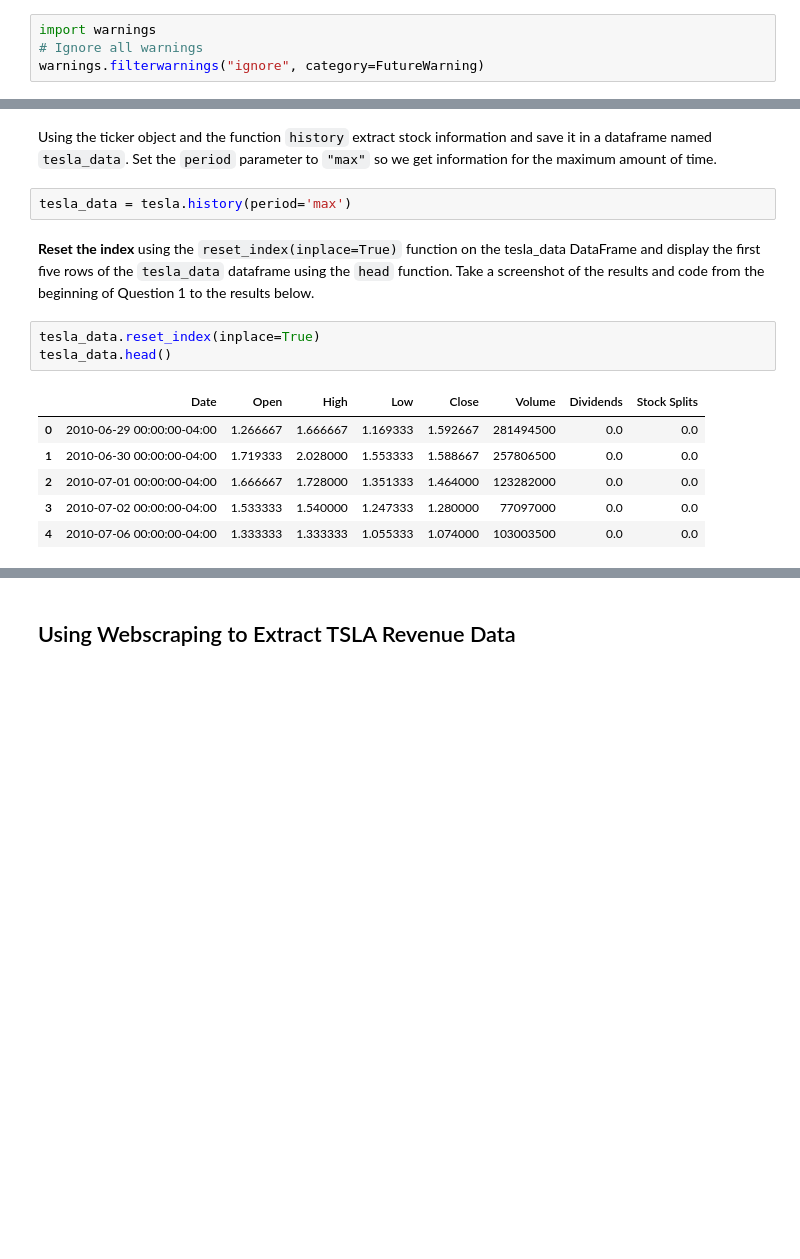
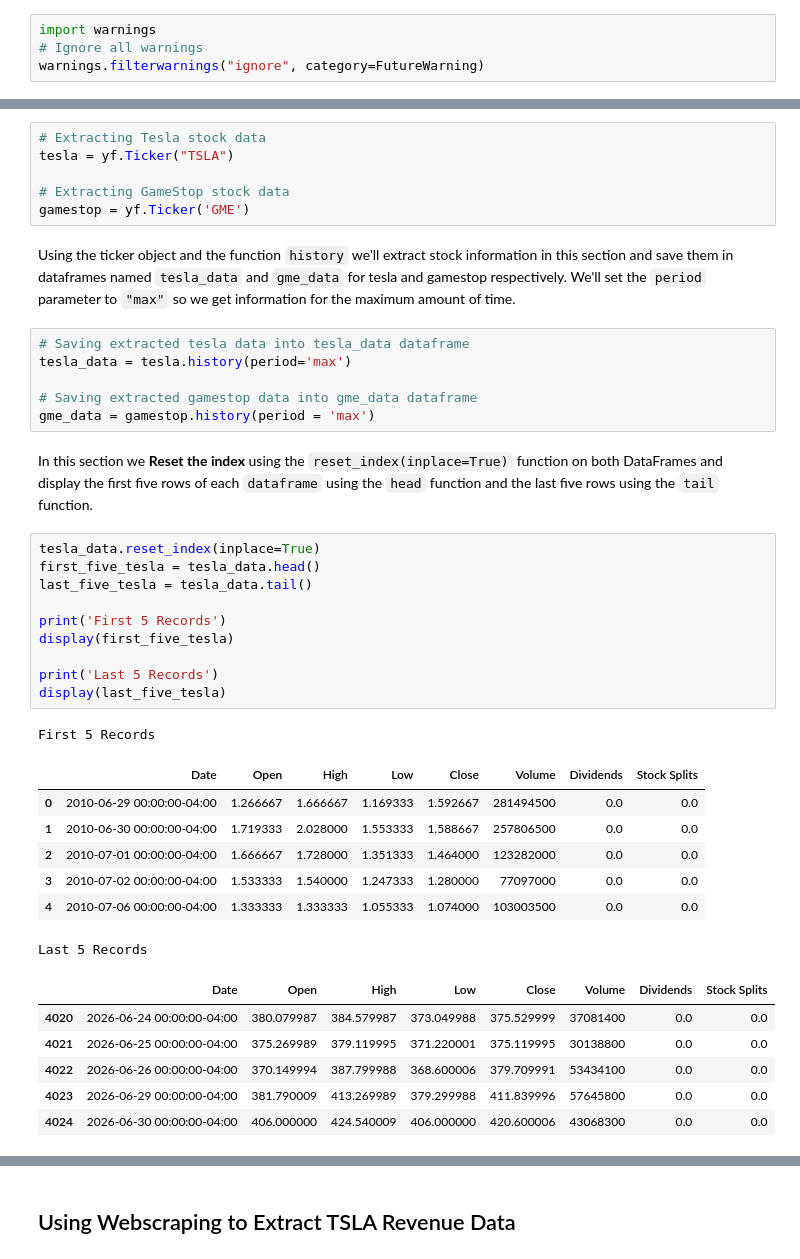
Before and after one commit to Vin-Okumu/marketminer-stock-scraper, a Jupyter notebook: notebooks/stock_scraping_analysis.ipynb, the cells around one changed output, grey strips where cells are left out. Drawn from its saved outputs; the diff is of its cells as text; blank space fills up the shorter version.

```diff
--- a/notebooks/stock_scraping_analysis.ipynb
+++ b/notebooks/stock_scraping_analysis.ipynb
@@ -102,16 +84,41 @@ tesla = yf.Ticker("TSLA")
+# %%
+# Extracting Tesla stock data
+tesla = yf.Ticker("TSLA")
+
+# Extracting GameStop stock data
+gamestop = yf.Ticker('GME')
 # %% [markdown]
-Using the ticker object and the function `history` extract stock information and save it in a dataframe named `tesla_data`. Set the `period` parameter to ` "max" ` so we get information for the maximum amount of time.
+Using the ticker object and the function `history` we'll extract stock information in this section and save them in dataframes named `tesla_data` and `gme_data` for tesla and gamestop respectively. We'll set the `period` parameter to ` "max" ` so we get information for the maximum amount of time.
-# %%
-tesla_data = tesla.history(period='max')
+# %%
+# Saving extracted tesla data into tesla_data dataframe
+tesla_data = tesla.history(period='max')
+
+# Saving extracted gamestop data into gme_data dataframe
+gme_data = gamestop.history(period = 'max')
 # %% [markdown]
-**Reset the index** using the `reset_index(inplace=True)` function on the tesla_data DataFrame and display the first five rows of the `tesla_data` dataframe using the `head` function. Take a screenshot of the results and code from the beginning of Question 1 to the results below.
+In this section we **Reset the index** using the `reset_index(inplace=True)` function on both DataFrames and display the first five rows of each `dataframe` using the `head` function and the last five rows using the `tail` function.
-# %%
-tesla_data.reset_index(inplace=True)
-tesla_data.head()
-# %% [output]
-|  | Date | Open | High | Low | Close | Volume | Dividends | Stock Splits |
-| 0 | 2010-06-29 00:00:00-04:00 | 1.266667 | 1.666667 | 1.169333 | 1.592667 | 281494500 | 0.0 | 0.0 |
-| 1 | 2010-06-30 00:00:00-04:00 | 1.719333 | 2.028000 | 1.553333 | 1.588667 | 257806500 | 0.0 | 0.0 |
-| 2 | 2010-07-01 00:00:00-04:00 | 1.666667 | 1.728000 | 1.351333 | 1.464000 | 123282000 | 0.0 | 0.0 |
-| 3 | 2010-07-02 00:00:00-04:00 | 1.533333 | 1.540000 | 1.247333 | 1.280000 | 77097000 | 0.0 | 0.0 |
-| 4 | 2010-07-06 00:00:00-04:00 | 1.333333 | 1.333333 | 1.055333 | 1.074000 | 103003500 | 0.0 | 0.0 |
+# %%
+tesla_data.reset_index(inplace=True)
+first_five_tesla = tesla_data.head()
+last_five_tesla = tesla_data.tail()
+
+print('First 5 Records')
+display(first_five_tesla)
+
+print('Last 5 Records')
+display(last_five_tesla)
+# %% [output]
+First 5 Records
+|  | Date | Open | High | Low | Close | Volume | Dividends | Stock Splits |
+| 0 | 2010-06-29 00:00:00-04:00 | 1.266667 | 1.666667 | 1.169333 | 1.592667 | 281494500 | 0.0 | 0.0 |
+| 1 | 2010-06-30 00:00:00-04:00 | 1.719333 | 2.028000 | 1.553333 | 1.588667 | 257806500 | 0.0 | 0.0 |
+| 2 | 2010-07-01 00:00:00-04:00 | 1.666667 | 1.728000 | 1.351333 | 1.464000 | 123282000 | 0.0 | 0.0 |
+| 3 | 2010-07-02 00:00:00-04:00 | 1.533333 | 1.540000 | 1.247333 | 1.280000 | 77097000 | 0.0 | 0.0 |
+| 4 | 2010-07-06 00:00:00-04:00 | 1.333333 | 1.333333 | 1.055333 | 1.074000 | 103003500 | 0.0 | 0.0 |
+Last 5 Records
+|  | Date | Open | High | Low | Close | Volume | Dividends | Stock Splits |
+| 4020 | 2026-06-24 00:00:00-04:00 | 380.079987 | 384.579987 | 373.049988 | 375.529999 | 37081400 | 0.0 | 0.0 |
+| 4021 | 2026-06-25 00:00:00-04:00 | 375.269989 | 379.119995 | 371.220001 | 375.119995 | 30138800 | 0.0 | 0.0 |
+| 4022 | 2026-06-26 00:00:00-04:00 | 370.149994 | 387.799988 | 368.600006 | 379.709991 | 53434100 | 0.0 | 0.0 |
+| 4023 | 2026-06-29 00:00:00-04:00 | 381.790009 | 413.269989 | 379.299988 | 411.839996 | 57645800 | 0.0 | 0.0 |
+| 4024 | 2026-06-30 00:00:00-04:00 | 406.000000 | 424.540009 | 406.000000 | 420.600006 | 43068300 | 0.0 | 0.0 |
```
Also changed, not shown: parts of 59 cells of this notebook, 11 other files.
